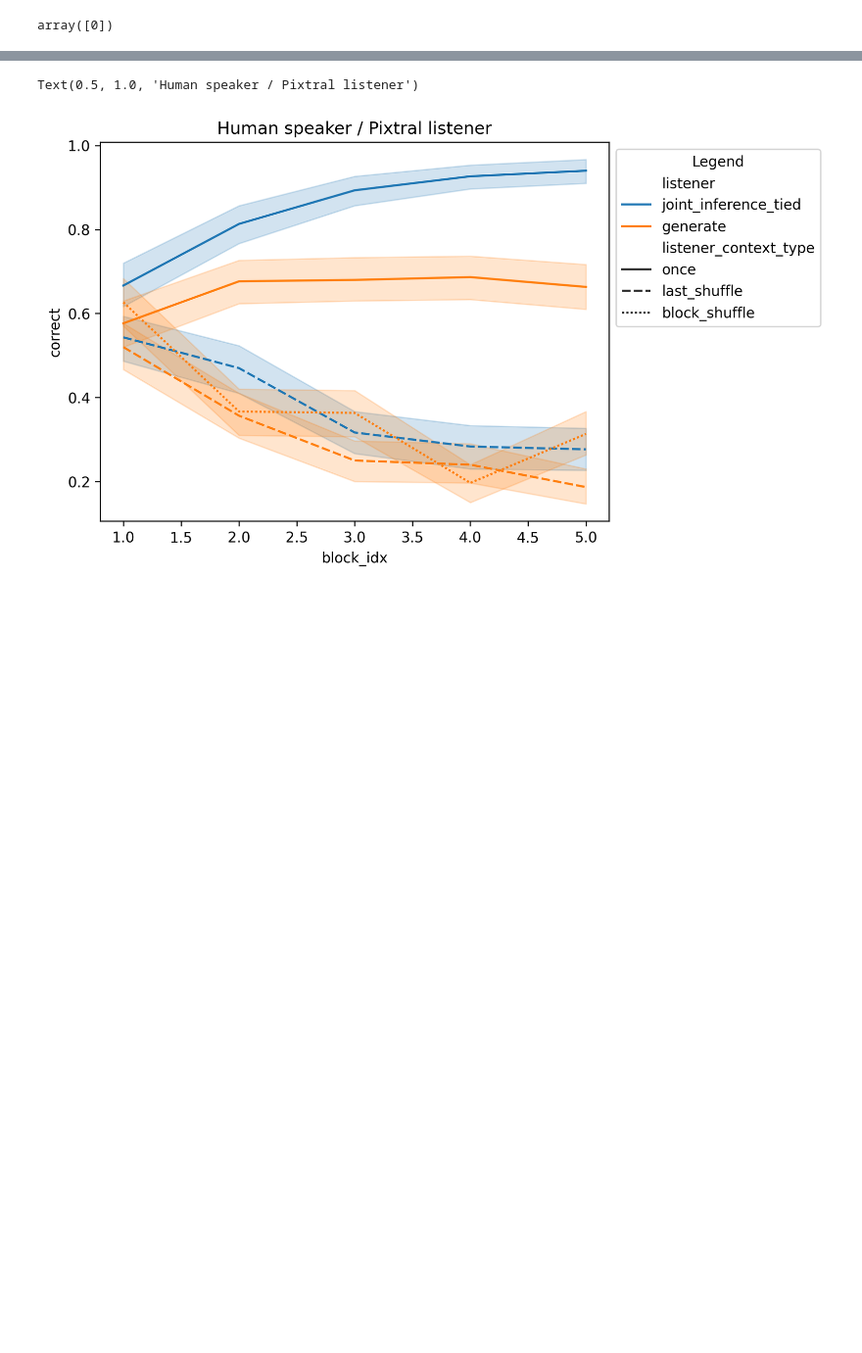
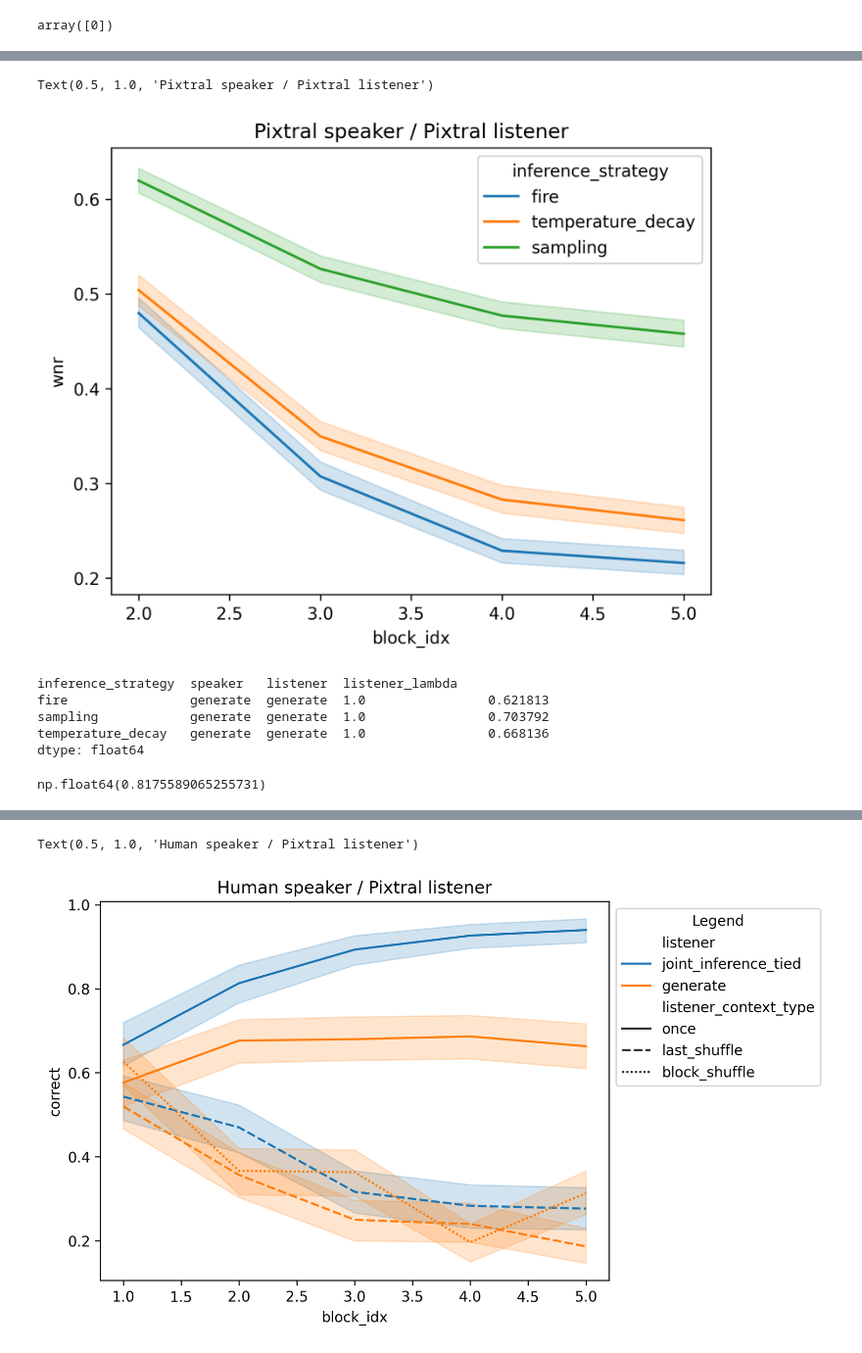
Before and after one commit to saujasv/learning-conventions, a Jupyter notebook: notebooks/analysis.ipynb, the cells around one changed output, grey strips where cells are left out. Shown at 98% size. Drawn from its saved outputs; the diff is of its cells as text; code cells hidden in the pictures; blank space fills up the shorter version.

```diff
--- a/notebooks/analysis.ipynb
+++ b/notebooks/analysis.ipynb
@@ -225,0 +216,18 @@ plt.title("Human speaker / Pixtral listener")
+# %%
+sns.lineplot(data=df[(df.condition.isin([0, 1, 2, 3, 4, 5, 6, 8, 9, 10, 11, 12, 13, 14, 15, 17, 18, 19, 20, 21, 22, 23, 24, 25, 26, 27, 28, 29, 30, 31, 33]))&(df.block_idx > 1)], x="block_idx", y="wnr", hue="inference_strategy")
+plt.title("Pixtral speaker / Pixtral listener")
+# %% [output]
+Text(0.5, 1.0, 'Pixtral speaker / Pixtral listener')
+[figure, added]
+# %%
+df[df.speaker != "human"].groupby(["gameid", "speaker", "listener", "listener_context_type", "inference_strategy", "speaker_temp", "listener_lambda", "block_idx", "target"]).apply(lambda x: snd(x['message'].values)).groupby(["inference_strategy", "speaker", "listener", "listener_lambda"]).mean()
+# %% [output]
+inference_strategy  speaker   listener  listener_lambda
+fire                generate  generate  1.0                0.621813
+sampling            generate  generate  1.0                0.703792
+temperature_decay   generate  generate  1.0                0.668136
+dtype: float64
+# %%
+df.kilogram_snd.mean()
+# %% [output]
+np.float64(0.8175589065255731)
```
Also changed, not shown: parts of 8 cells of this notebook, 1 other file.
